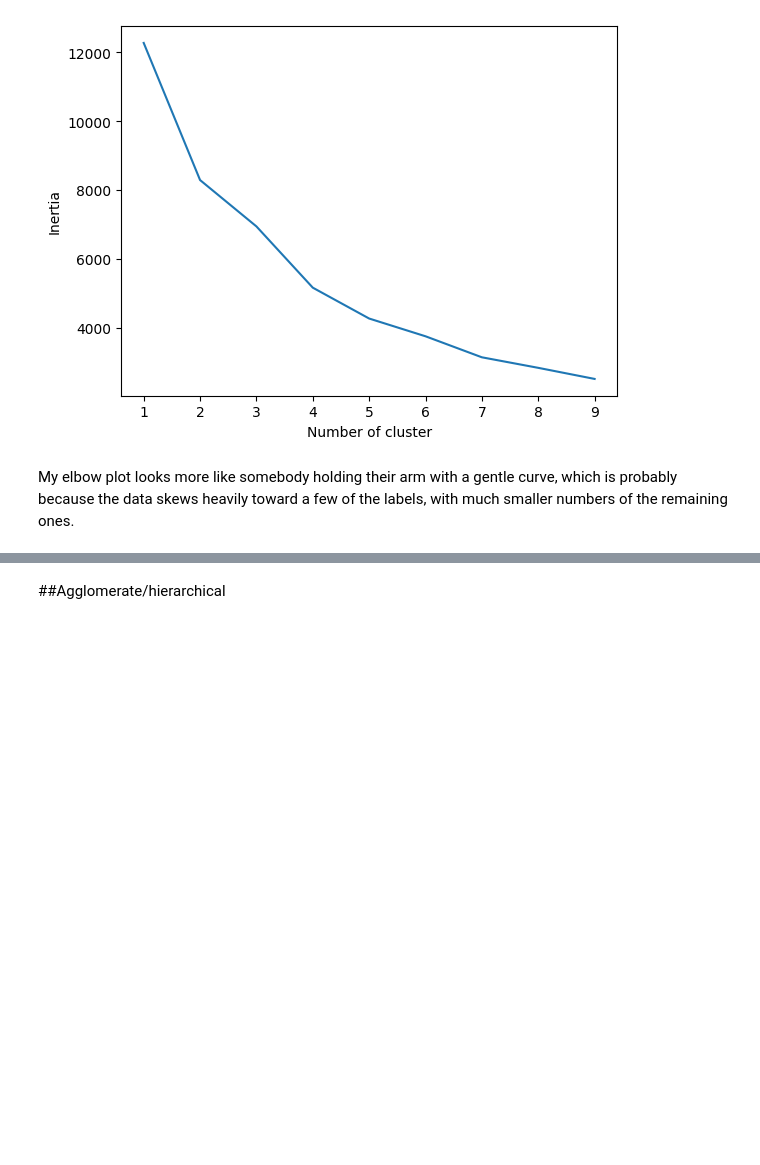
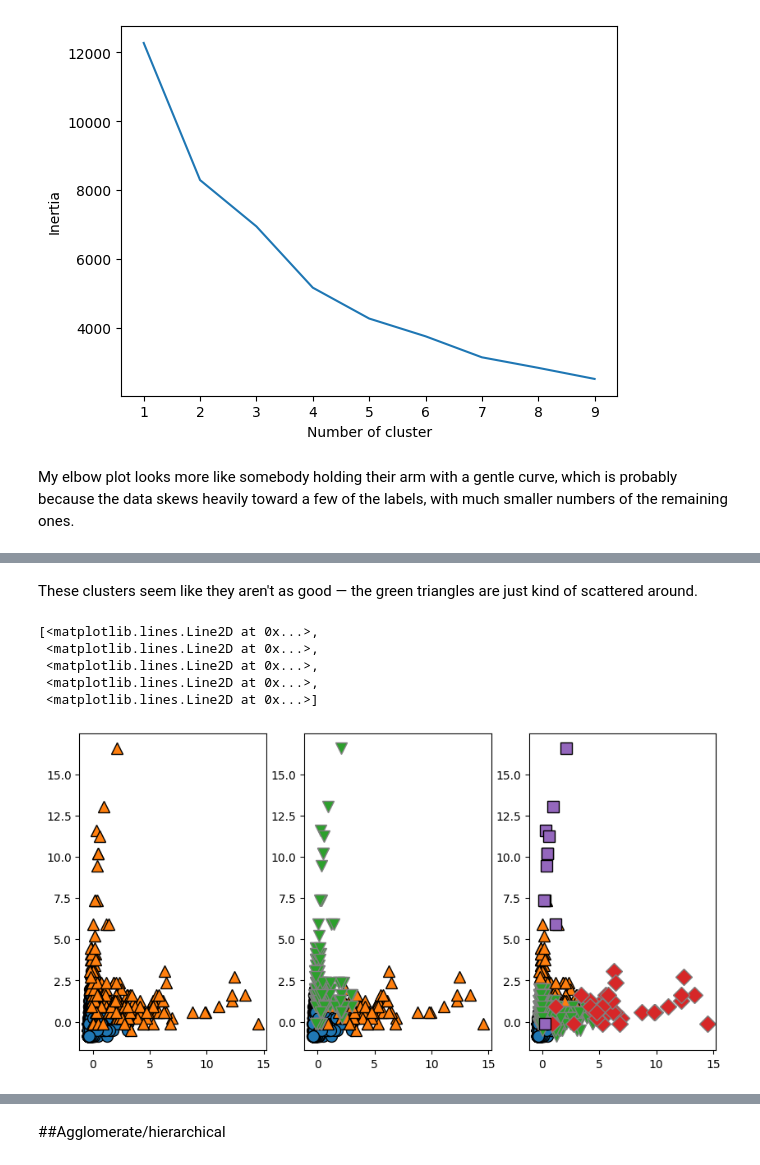
Before and after one commit to coughlinjennie/data71200, a Jupyter notebook: Data71200_project3_Coughlin.ipynb, the cells around one changed output, grey strips where cells are left out. Drawn from its saved outputs; the diff is of its cells as text; code cells hidden in the pictures; blank space fills up the shorter version.

```diff
--- a/Data71200_project3_Coughlin.ipynb
+++ b/Data71200_project3_Coughlin.ipynb
@@ -227,0 +223,32 @@ plt.ylabel("Feature 1")
+# %% [markdown]
+These clusters seem like they aren't as good — the green triangles are just kind of scattered around.
+# %%
+fig, axes = plt.subplots(1, 3, figsize=(10, 5))
+
+# using two cluster centers:
+kmeans = KMeans(n_clusters=2)
+kmeans.fit(housing_scaled)
+assignments = kmeans.labels_
+
+mglearn.discrete_scatter(housing_scaled[:, 0], housing_scaled[:, 1], assignments, ax=axes[0])
+
+# using three cluster centers:
+kmeans = KMeans(n_clusters=3)
+kmeans.fit(housing_scaled)
+assignments=kmeans.labels_
+
+mglearn.discrete_scatter(housing_scaled[:, 0], housing_scaled[:, 1], assignments, ax=axes[1])
+
+# using five cluster centers:
+kmeans = KMeans(n_clusters=5)
+kmeans.fit(housing_scaled)
+assignments = kmeans.labels_
+
+mglearn.discrete_scatter(housing_scaled[:, 0], housing_scaled[:, 1], assignments, ax=axes[2])
+# %% [output]
+[<matplotlib.lines.Line2D at 0x...>,
+ <matplotlib.lines.Line2D at 0x...>,
+ <matplotlib.lines.Line2D at 0x...>,
+ <matplotlib.lines.Line2D at 0x...>,
+ <matplotlib.lines.Line2D at 0x...>]
+[figure, added]
```
Also changed, not shown: parts of 24 cells of this notebook.
